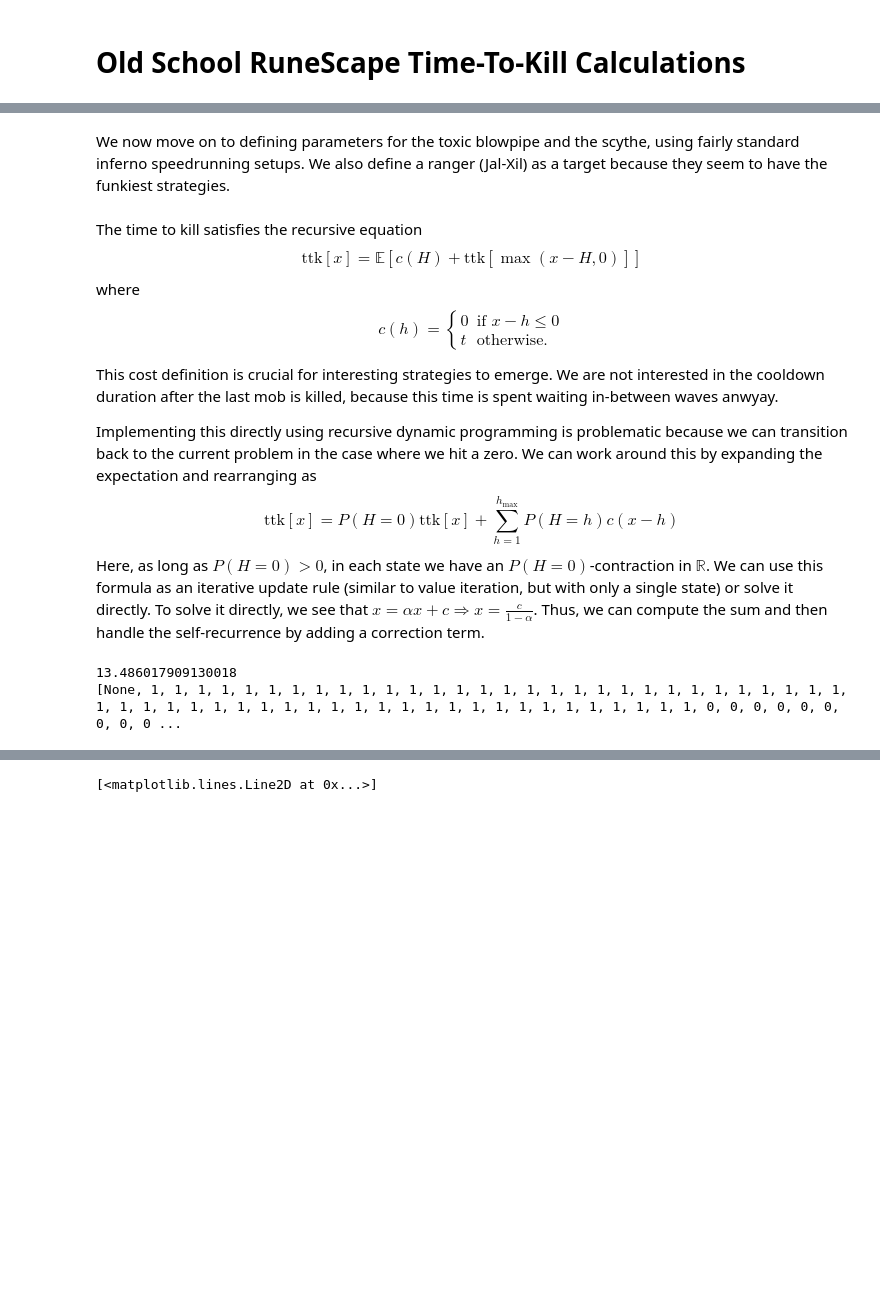
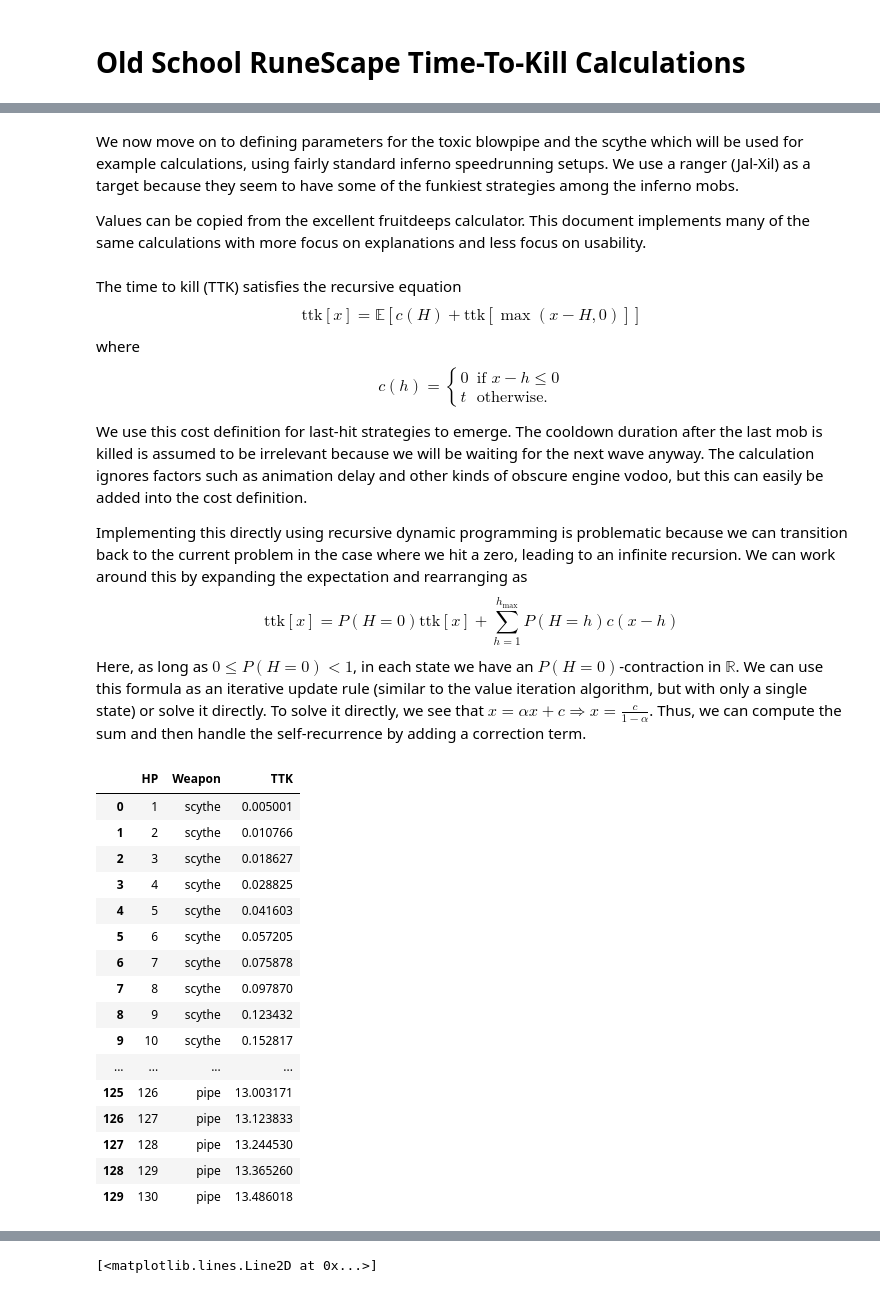
Before and after one commit to torjusti/trashcan, a Jupyter notebook: ttk.ipynb, the cells around one changed output, grey strips where cells are left out. Cells and saved outputs as stored; diff of their text form; code cells hidden in the pictures; blank space fills up the shorter version.

```diff
--- a/ttk.ipynb
+++ b/ttk.ipynb
@@ -62,7 +65,9 @@ class Convolution:
 
         return convolved
 # %% [markdown]
-We now move on to defining parameters for the toxic blowpipe and the scythe, using fairly standard inferno speedrunning setups. We also define a ranger (Jal-Xil) as a target because they seem to have the funkiest strategies.
+We now move on to defining parameters for the toxic blowpipe and the scythe which will be used for example calculations, using fairly standard inferno speedrunning setups. We use a ranger (Jal-Xil) as a target because they seem to have some of the funkiest strategies among the inferno mobs.
+
+Values can be copied from the excellent fruitdeeps calculator. This document implements many of the same calculations with more focus on explanations and less focus on usability.
 # %%
 MOB_HEALTH = 130
 
@@ -84,5 +89,5 @@ weapons = [(pipe, 2), (scythe, 5)]
 # %% [markdown]
-The time to kill satisfies the recursive equation
+The time to kill (TTK) satisfies the recursive equation
 $$\textrm{ttk}[x] = \mathbb{E}\left[ c(H) + \textrm{ttk}[\max(x - H, 0)] \right]$$
 where
 $$c(h) = \begin{cases}
@@ -90,35 +95,49 @@ $$c(h) = \begin{cases}
     t & \textrm{otherwise.}
 \end{cases}$$
 
-This cost definition is crucial for interesting strategies to emerge. We are not interested in the cooldown duration after the last mob is killed, because this time is spent waiting in-between waves anwyay.
+We use this cost definition for last-hit strategies to emerge. The cooldown duration after the last mob is killed is assumed to be irrelevant because we will be waiting for the next wave anyway. The calculation ignores factors such as animation delay and other kinds of obscure engine vodoo, but this can easily be added into the cost definition.
 
-Implementing this directly using recursive dynamic programming is problematic because we can transition back to the current problem in the case where we hit a zero. We can work around this by expanding the expectation and rearranging as
+Implementing this directly using recursive dynamic programming is problematic because we can transition back to the current problem in the case where we hit a zero, leading to an infinite recursion. We can work around this by expanding the expectation and rearranging as
 $$\textrm{ttk}[x] = P(H = 0) \textrm{ttk}[x] + \sum_{h=1}^{h_\textrm{max}} P(H = h) c(x - h) $$
-Here, as long as $P(H = 0) > 0$, in each state we have an $P(H = 0)$-contraction in $\mathbb{R}$. We can use this formula as an iterative update rule (similar to value iteration, but with only a single state) or solve it directly. To solve it directly, we see that $x = \alpha x + c \Rightarrow x = \frac{c}{1-\alpha}$. Thus, we can compute the sum and then handle the self-recurrence by adding a correction term.
+Here, as long as $0 \leq P(H = 0) < 1$, in each state we have an $P(H = 0)$-contraction in $\mathbb{R}$. We can use this formula as an iterative update rule (similar to the value iteration algorithm, but with only a single state) or solve it directly. To solve it directly, we see that $x = \alpha x + c \Rightarrow x = \frac{c}{1-\alpha}$. Thus, we can compute the sum and then handle the self-recurrence by adding a correction term.
 # %%
 time_to_kill = [math.inf for i in range(MOB_HEALTH + 1)]
 best_weapon = [None for i in range(MOB_HEALTH + 1)]
 
 time_to_kill[0] = 0
 
 for hp in range(1, MOB_HEALTH + 1):
-    for i, (dist, delay) in enumerate(weapons):
+    for name, (dist, delay) in weapons.items():
         value = 0
 
         for hit in dist.support()[1:]:
             value += dist.prob(hit) * ((delay if hp - hit > 0 else 0) + time_to_kill[max(hp - hit, 0)])
 
         value = (value + delay * dist.prob(0)) / (1 - dist.prob(0))
 
         if value < time_to_kill[hp]:
             time_to_kill[hp] = value
-            best_weapon[hp] = i
+            best_weapon[hp] = name
 
-print(time_to_kill[-1])
-print(best_weapon)
+pd.DataFrame(zip(range(1, MOB_HEALTH + 1), best_weapon[1:], time_to_kill[1:]), columns=['HP', 'Weapon', 'TTK'])
 # %% [output]
-13.486017909130018
-[None, 1, 1, 1, 1, 1, 1, 1, 1, 1, 1, 1, 1, 1, 1, 1, 1, 1, 1, 1, 1, 1, 1, 1, 1, 1, 1, 1, 1, 1, 1, 1, 1, 1, 1, 1, 1, 1, 1, 1, 1, 1, 1, 1, 1, 1, 1, 1, 1, 1, 1, 1, 1, 1, 1, 1, 1, 0, 0, 0, 0, 0, 0, 0, 0, 0 ...
+|  | HP | Weapon | TTK |
+| 0 | 1 | scythe | 0.005001 |
+| 1 | 2 | scythe | 0.010766 |
+| 2 | 3 | scythe | 0.018627 |
+| 3 | 4 | scythe | 0.028825 |
+| 4 | 5 | scythe | 0.041603 |
+| 5 | 6 | scythe | 0.057205 |
+| 6 | 7 | scythe | 0.075878 |
+| 7 | 8 | scythe | 0.097870 |
+| 8 | 9 | scythe | 0.123432 |
+| 9 | 10 | scythe | 0.152817 |
+| ... | ... | ... | ... |
+| 125 | 126 | pipe | 13.003171 |
+| 126 | 127 | pipe | 13.123833 |
+| 127 | 128 | pipe | 13.244530 |
+| 128 | 129 | pipe | 13.365260 |
+| 129 | 130 | pipe | 13.486018 |
 # %% [markdown]
 We see that the time to kill using optimal switching is approximately 13.49 ticks and that the strategy consists of piping first and then scything. Other armour leads to strategies such as scything, piping, then scything again.
 
```
Also changed, not shown: parts of 10 cells of this notebook.
